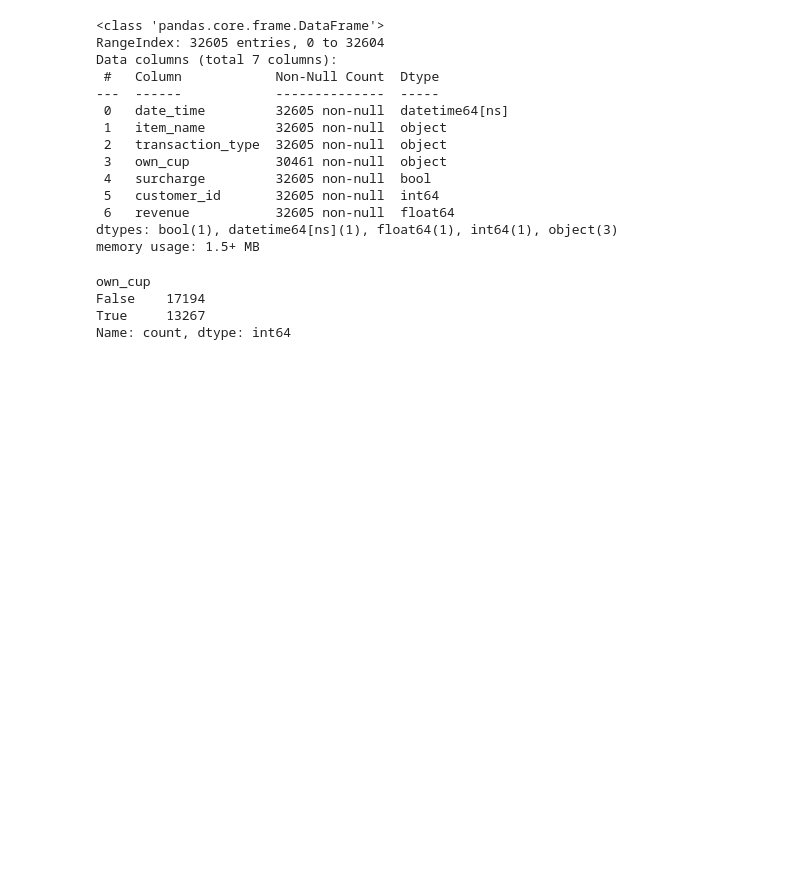
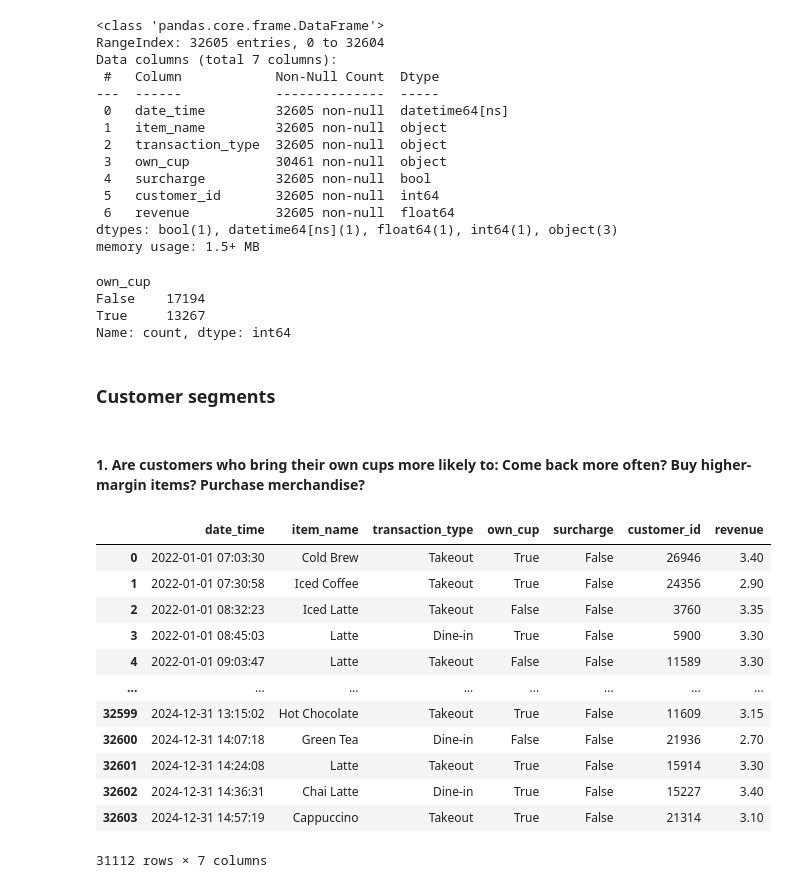
Before and after one commit to jentsang/wids-datathon, a Jupyter notebook: jessie_analysis.ipynb, the cells around one changed output. Cells and saved outputs as stored; diff of their text form; code cells hidden in the pictures; blank space fills up the shorter version.

```diff
--- a/jessie_analysis.ipynb
+++ b/jessie_analysis.ipynb
@@ -91,3 +92,27 @@ own_cup
 False    17194
 True     13267
 Name: count, dtype: int64
+# %% [markdown]
+### Customer segments
+# %% [markdown]
+#### 1. Are customers who bring their own cups more likely to: Come back more often? Buy higher-margin items? Purchase merchandise?
+# %%
+own_cup_customer_list = sales[sales['own_cup'] == True]['customer_id'].unique().tolist()
+buy_cup_customer_list = [x for x in sales['customer_id'].unique().tolist() if x not in own_cup_customer_list]
+own_cup_customer_sales = sales[sales['customer_id'].isin(own_cup_customer_list)]
+buy_cup_customer_sales = sales[sales['customer_id'].isin(buy_cup_customer_list)]
+own_cup_customer_sales
+# %% [output]
+|  | date_time | item_name | transaction_type | own_cup | surcharge | customer_id | revenue |
+| 0 | 2022-01-01 07:03:30 | Cold Brew | Takeout | True | False | 26946 | 3.40 |
+| 1 | 2022-01-01 07:30:58 | Iced Coffee | Takeout | True | False | 24356 | 2.90 |
+| 2 | 2022-01-01 08:32:23 | Iced Latte | Takeout | False | False | 3760 | 3.35 |
+| 3 | 2022-01-01 08:45:03 | Latte | Dine-in | True | False | 5900 | 3.30 |
+| 4 | 2022-01-01 09:03:47 | Latte | Takeout | False | False | 11589 | 3.30 |
+| ... | ... | ... | ... | ... | ... | ... | ... |
+| 32599 | 2024-12-31 13:15:02 | Hot Chocolate | Takeout | True | False | 11609 | 3.15 |
+| 32600 | 2024-12-31 14:07:18 | Green Tea | Dine-in | False | False | 21936 | 2.70 |
+| 32601 | 2024-12-31 14:24:08 | Latte | Takeout | True | False | 15914 | 3.30 |
+| 32602 | 2024-12-31 14:36:31 | Chai Latte | Dine-in | True | False | 15227 | 3.40 |
+| 32603 | 2024-12-31 14:57:19 | Cappuccino | Takeout | True | False | 21314 | 3.10 |
+31112 rows × 7 columns
```
Also changed, not shown: parts of 4 cells of this notebook.
